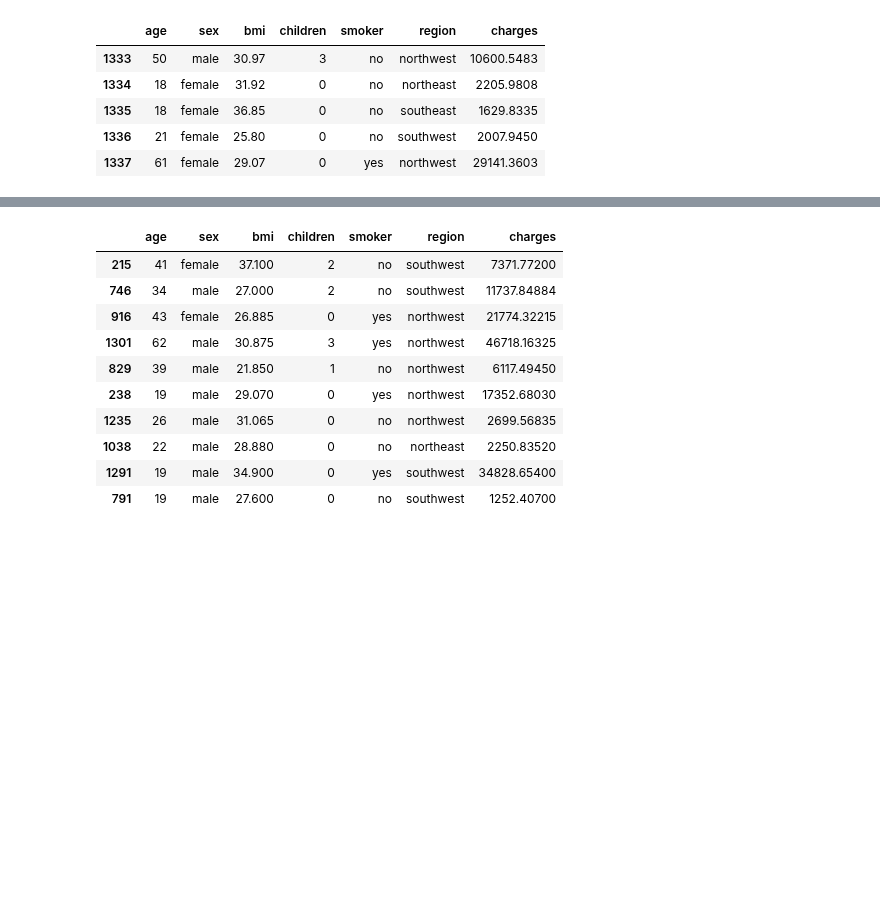
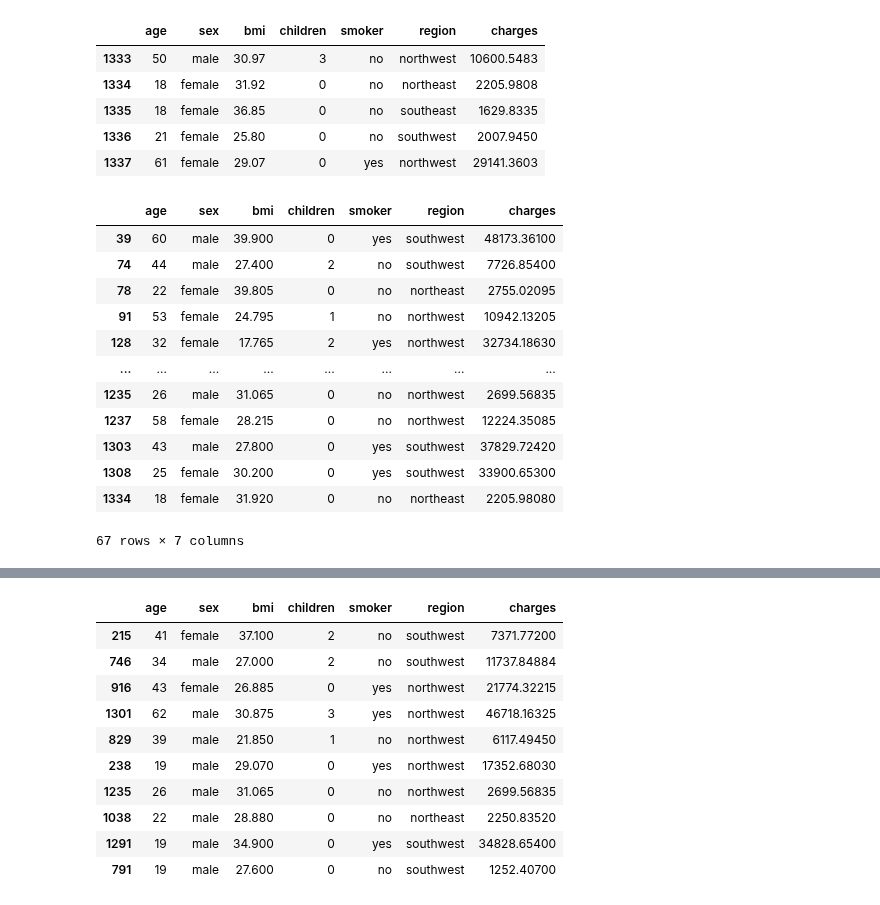
Before and after one commit to jonhpark7966/fastcampus_python_data_analysis, a Jupyter notebook: 20231212_remote/03_데이터 전처리 기초.ipynb, the cells around one changed output, grey strips where cells are left out. Drawn from its saved outputs; the diff is of its cells as text; code cells hidden in the pictures; blank space fills up the shorter version.

```diff
--- a/20231212_remote/03_데이터 전처리 기초.ipynb
+++ b/20231212_remote/03_데이터 전처리 기초.ipynb
@@ -1233,3 +1281,21 @@ df_ins.tail()
 | 1335 | 18 | female | 36.85 | 0 | no | southeast | 1629.8335 |
 | 1336 | 21 | female | 25.80 | 0 | no | southwest | 2007.9450 |
 | 1337 | 61 | female | 29.07 | 0 | yes | northwest | 29141.3603 |
+# %%
+df_sub5 = df_ins.sample(frac=0.05)
+# %%
+df_sub5.sort_index()
+# %% [output]
+|  | age | sex | bmi | children | smoker | region | charges |
+| 39 | 60 | male | 39.900 | 0 | yes | southwest | 48173.36100 |
+| 74 | 44 | male | 27.400 | 2 | no | southwest | 7726.85400 |
+| 78 | 22 | female | 39.805 | 0 | no | northeast | 2755.02095 |
+| 91 | 53 | female | 24.795 | 1 | no | northwest | 10942.13205 |
+| 128 | 32 | female | 17.765 | 2 | yes | northwest | 32734.18630 |
+| ... | ... | ... | ... | ... | ... | ... | ... |
+| 1235 | 26 | male | 31.065 | 0 | no | northwest | 2699.56835 |
+| 1237 | 58 | female | 28.215 | 0 | no | northwest | 12224.35085 |
+| 1303 | 43 | male | 27.800 | 0 | yes | southwest | 37829.72420 |
+| 1308 | 25 | female | 30.200 | 0 | yes | southwest | 33900.65300 |
+| 1334 | 18 | female | 31.920 | 0 | no | northeast | 2205.98080 |
+67 rows × 7 columns
```
Also changed, not shown: parts of 9 cells of this notebook, 2 other files.
